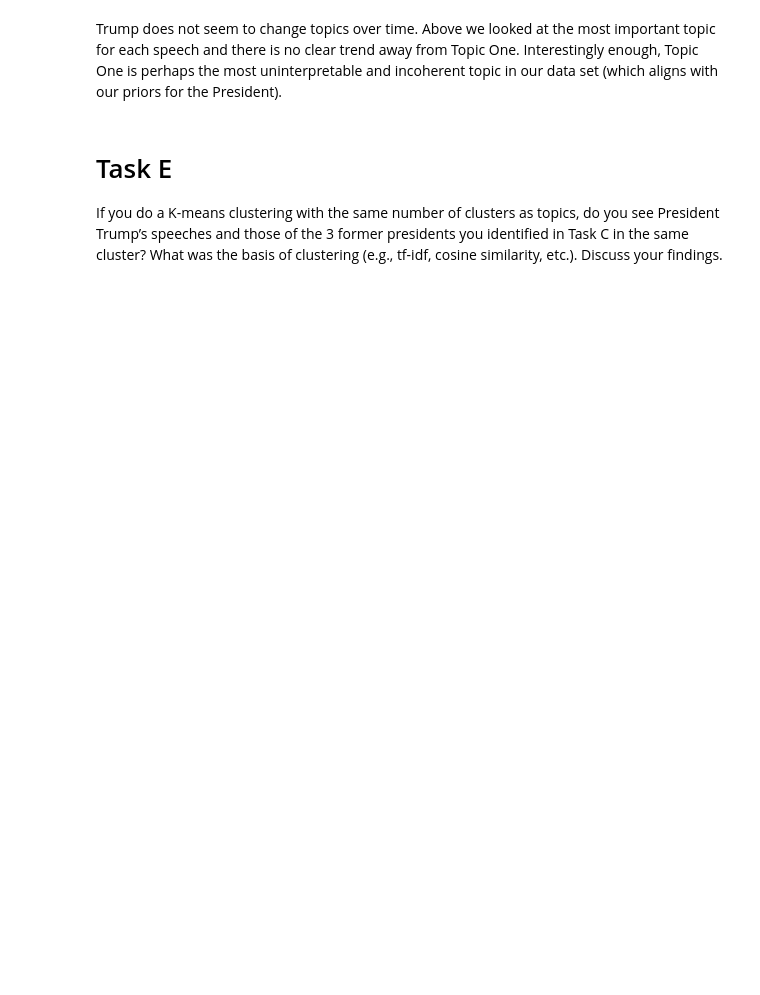
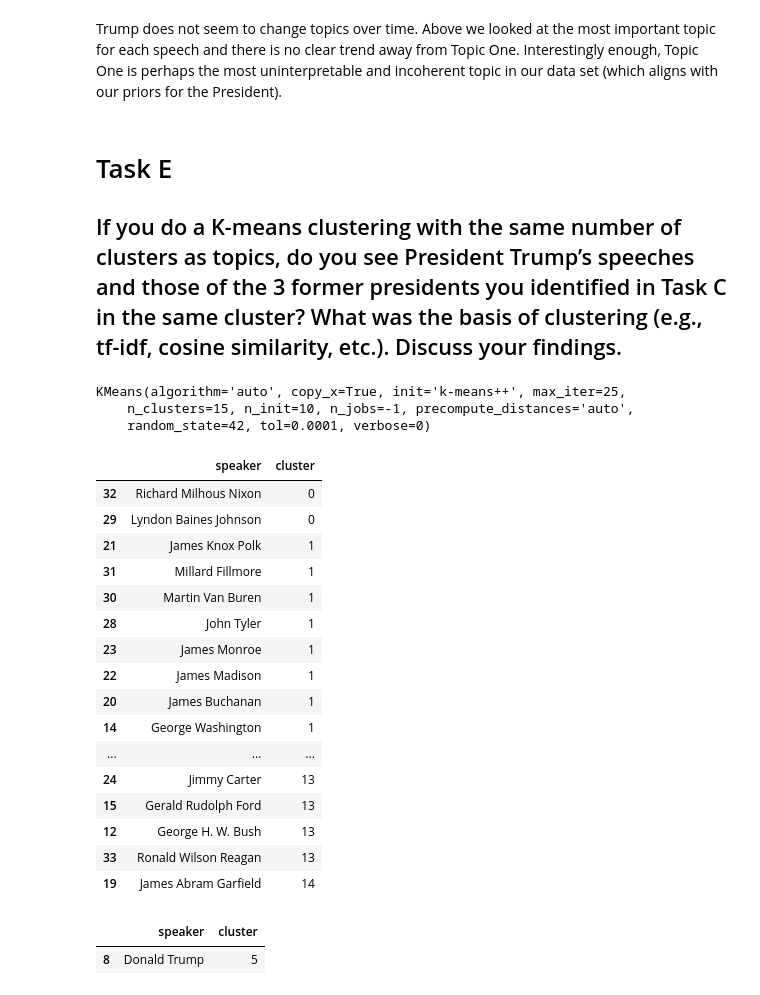
Before and after one commit to JakeTheWise/socialitics, a Jupyter notebook: proj2/Social Media Assignment 2.ipynb, the cells around one changed output. Drawn from its saved outputs; the diff is of its cells as text; code cells hidden in the pictures; blank space fills up the shorter version.

```diff
--- a/proj2/Social Media Assignment 2.ipynb
+++ b/proj2/Social Media Assignment 2.ipynb
@@ -130,4 +130,5 @@ trump_speeches[['date','Max_Topic']]
 Trump does not seem to change topics over time. Above we looked at the most important topic for each speech and there is no clear trend away from Topic One. Interestingly enough, Topic One is perhaps the most uninterpretable and incoherent topic in our data set (which aligns with our priors for the President).
 # %% [markdown]
 # Task E
-If you do a K-means clustering with the same number of clusters as topics, do you see President Trump’s speeches and those of the 3 former presidents you identified in Task C in the same cluster? What was the basis of clustering (e.g., tf-idf, cosine similarity, etc.). Discuss your findings.
+
+## If you do a K-means clustering with the same number of clusters as topics, do you see President Trump’s speeches and those of the 3 former presidents you identified in Task C in the same cluster? What was the basis of clustering (e.g., tf-idf, cosine similarity, etc.). Discuss your findings.
@@ -137,0 +135,38 @@ from sklearn.metrics import adjusted_rand_score
+# %%
+from sklearn.cluster import KMeans
+q = mean_topic_per_prez
+model = KMeans(n_clusters=15, n_jobs=-1, max_iter=25, random_state=42)
+model.fit(q) # fit the model
+# %% [output]
+KMeans(algorithm='auto', copy_x=True, init='k-means++', max_iter=25,
+    n_clusters=15, n_init=10, n_jobs=-1, precompute_distances='auto',
+    random_state=42, tol=0.0001, verbose=0)
+# %%
+kmeans_clusters = pd.DataFrame(q.index, index=None)
+kmeans_clusters['cluster'] = model.labels_
+kmeans_clusters.sort_values(['cluster'])
+#sorts the presidents by their cluster, the index is the alphabetical order of presidents by first name
+# %% [output]
+|  | speaker | cluster |
+| 32 | Richard Milhous Nixon | 0 |
+| 29 | Lyndon Baines Johnson | 0 |
+| 21 | James Knox Polk | 1 |
+| 31 | Millard Fillmore | 1 |
+| 30 | Martin Van Buren | 1 |
+| 28 | John Tyler | 1 |
+| 23 | James Monroe | 1 |
+| 22 | James Madison | 1 |
+| 20 | James Buchanan | 1 |
+| 14 | George Washington | 1 |
+| ... | ... | ... |
+| 24 | Jimmy Carter | 13 |
+| 15 | Gerald Rudolph Ford | 13 |
+| 12 | George H. W. Bush | 13 |
+| 33 | Ronald Wilson Reagan | 13 |
+| 19 | James Abram Garfield | 14 |
+# %%
+#trump is alone in his cluser
+kmeans_clusters[kmeans_clusters['cluster'] == 5]
+# %% [output]
+|  | speaker | cluster |
+| 8 | Donald Trump | 5 |
```
Also changed, not shown: parts of 14 cells of this notebook.
